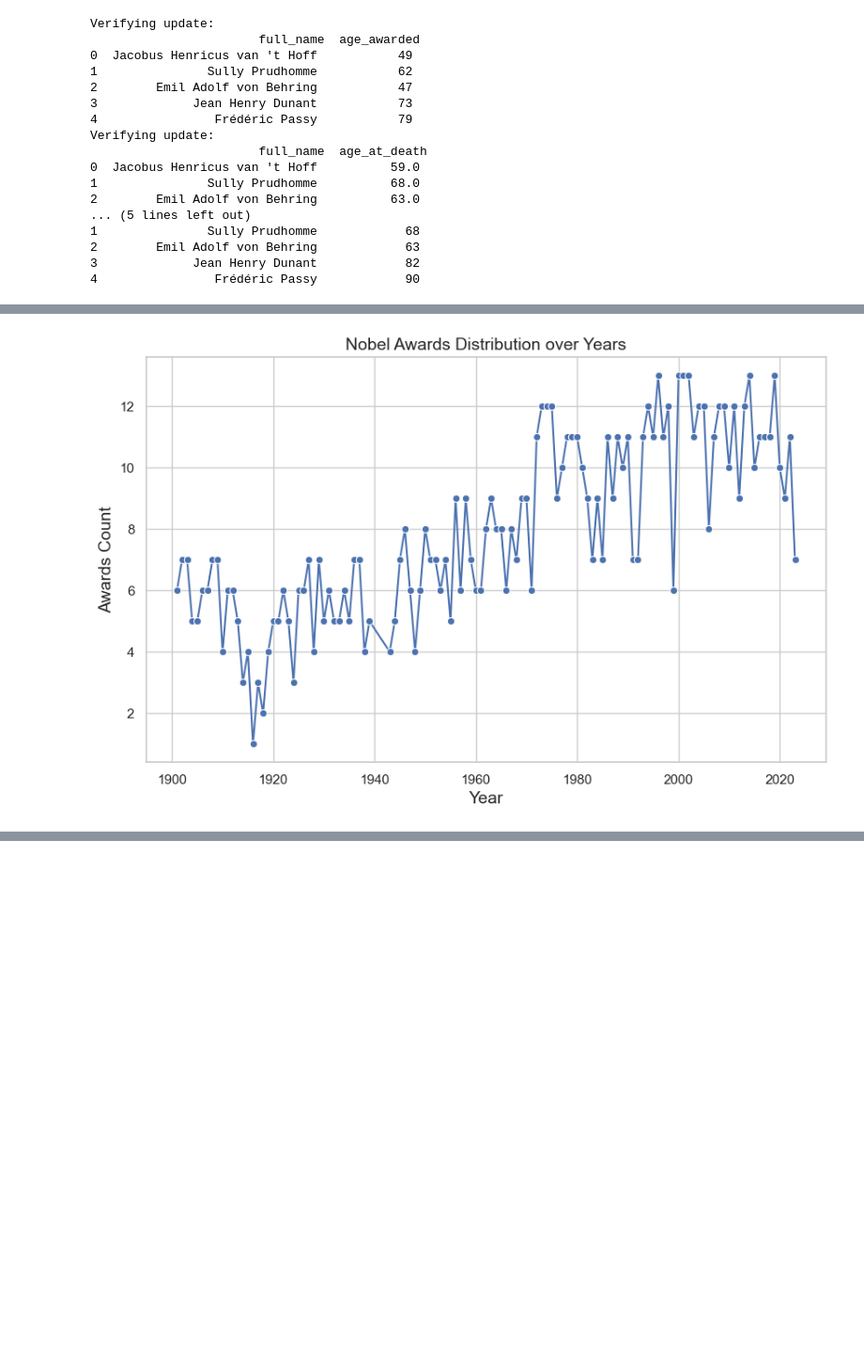
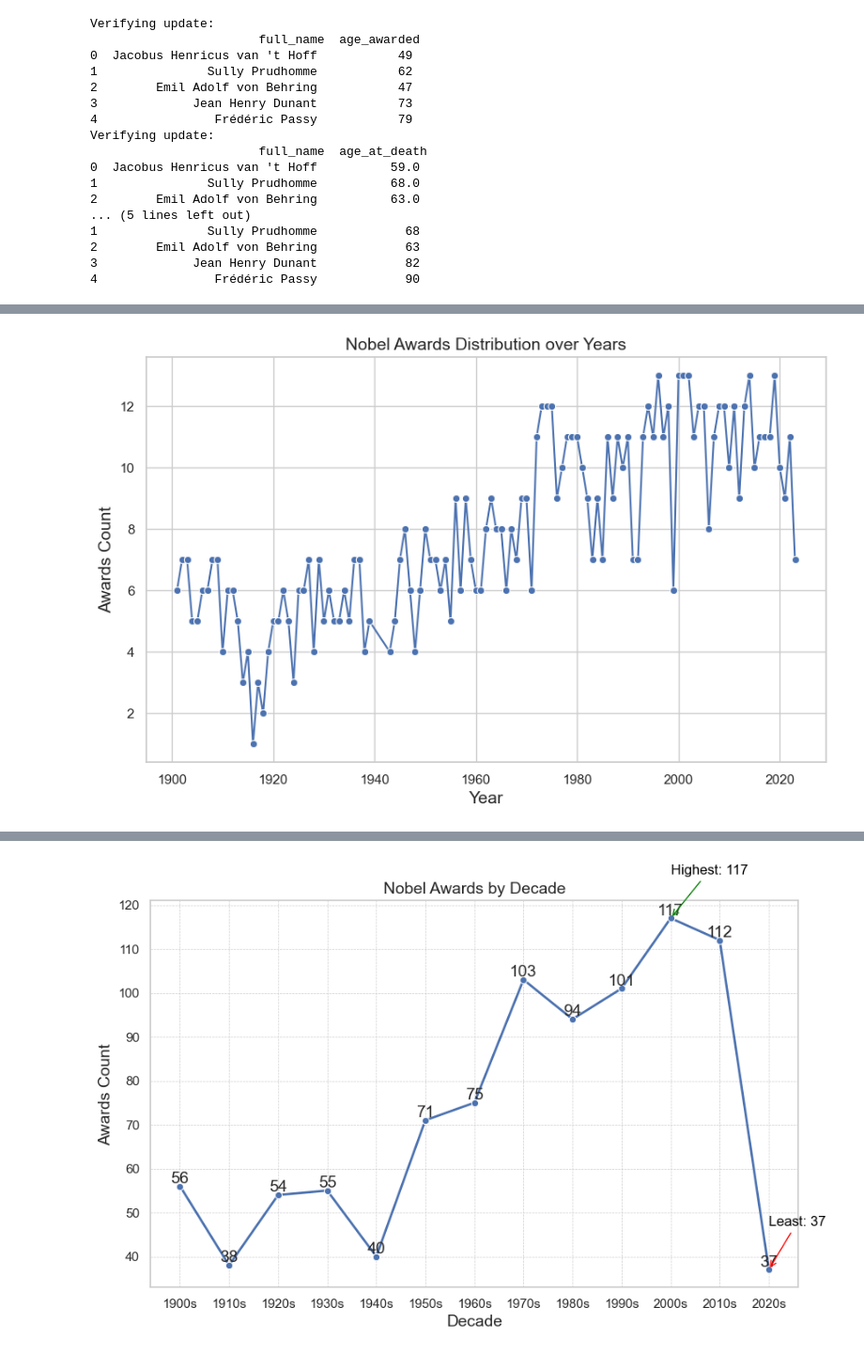
Before and after one commit to efuatutuwaa/data-driven-python, a Jupyter notebook: Data-Manipulation-with-Pandas/Visualizing-Nobel-Prize-Winners/nobel_winners.ipynb, the cells around one changed output, grey strips where cells are left out. Shown at 94% size. Saved outputs shown, nothing was run; the diff lists cells and outputs as text; code cells hidden in the pictures; blank space fills up the shorter version.

```diff
--- a/Data-Manipulation-with-Pandas/Visualizing-Nobel-Prize-Winners/nobel_winners.ipynb
+++ b/Data-Manipulation-with-Pandas/Visualizing-Nobel-Prize-Winners/nobel_winners.ipynb
@@ -205,12 +205,57 @@ plt.show()
 
 
 
+
+nobel_df['decade'] = (nobel_df['year'] // 10) * 10
+nobel_df['decade_name'] = nobel_df['decade'].astype(str) + 's'
+print(nobel_df[['year','decade','decade_name']].head(10))
+
+awards_by_decade = nobel_df.groupby('decade_name')['category'].count()
+print(f"Printing out awards by decade:\n {awards_by_decade}")
+
+# decade with the most and least awards
+most_awards = awards_by_decade.max()
+least_awards = awards_by_decade.min()
+
+decade_with_most_awards = awards_by_decade.idxmax()
+print(f"Decade with most awards:\n{decade_with_most_awards} with {most_awards} awards")
+
+decade_with_least_awards = awards_by_decade.idxmin()
+print(f"Decade with least awards:\n{decade_with_least_awards} with {least_awards} awards")
+
+
 # 4. Visualizing award trends over decades
-nobel_df['decade'] = (nobel_df['year'] // 10) * 10
-print(nobel_df[['year','decade']].head(10))
+plt.figure(figsize=(10, 6))
+sns.lineplot(x=awards_by_decade.index, y=awards_by_decade.values,marker='o', linewidth=2)
+for x,y in zip(awards_by_decade.index, awards_by_decade.values):
+    plt.text(x, y, f'{y}', ha='center', va='bottom',fontsize=14)
+plt.title("Nobel Awards by Decade", fontsize=14)
+plt.xlabel("Decade", fontsize=14)
+plt.ylabel("Awards Count", fontsize=14)
+plt.grid(True, linestyle='--',linewidth=0.5)
 
-awards_by_decade = nobel_df.groupby('decade')['category'].count()
-print(f"Printing out awards by decade:\n {awards_by_decade}")
+
+#annotate the decade with the highest number of awards
+plt.annotate(
+    f"Highest: {most_awards}",
+    xy=(decade_with_most_awards, most_awards),
+    xytext=(decade_with_most_awards, most_awards +10),
+    arrowprops=dict(arrowstyle="->",color='green'),
+    fontsize=12,
+    color='black'
+)
+
+#annotate the decade with the least number of awards
+plt.annotate(
+    f"Least: {least_awards}",
+    xy=(decade_with_least_awards, least_awards),
+    xytext=(decade_with_least_awards, least_awards +10),
+    arrowprops=dict(arrowstyle="->",color='red'),
+    fontsize=12,
+    color='black'
+)
+
+plt.show()
 # %% [output]
 Min: 1901, Max: 2023
 Printing out awards distribution:
@@ -250,3 +295,4 @@ Name: category, dtype: int64
+[figure, added]
 # %%
 # Nobel Prize Categories:
 # 1. Trends by categories
```
Also changed, not shown: parts of 2 cells of this notebook.
